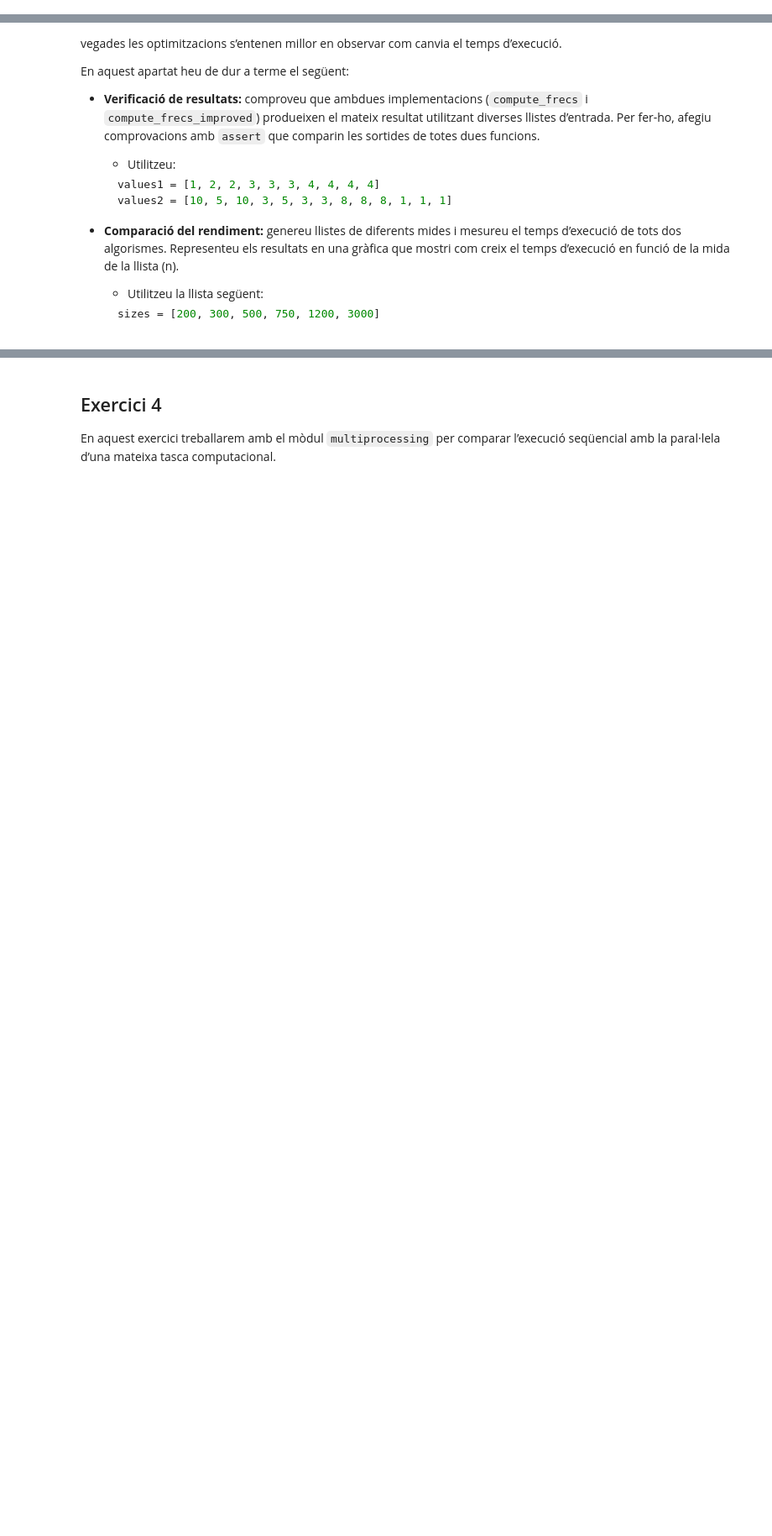
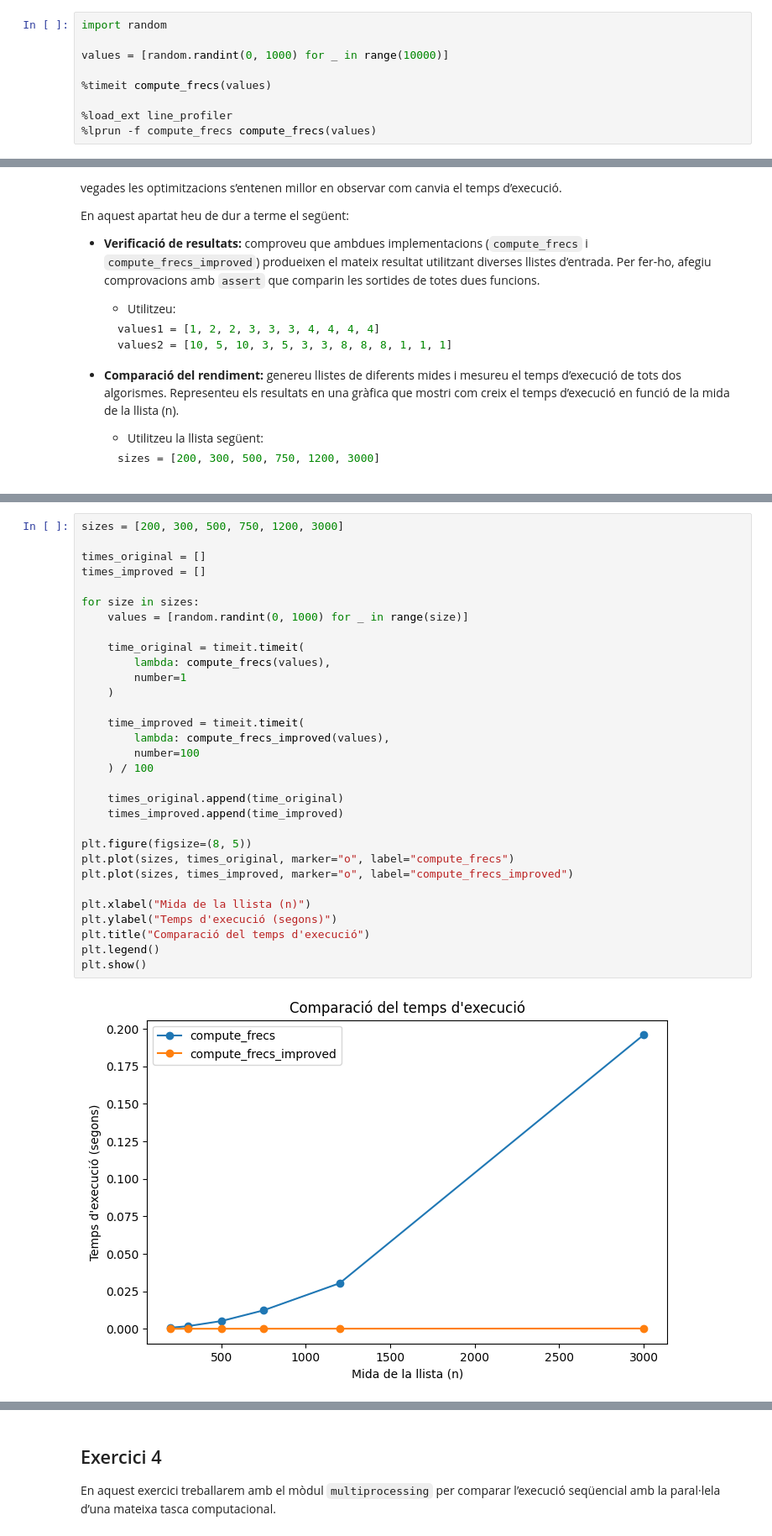
Before and after one commit to jmirfern/uoc-python-for-data-science, a Jupyter notebook: Activity_3/CAT-PAC3.ipynb, the cells around one changed output, grey strips where cells are left out. Shown at 84% size. Cells and saved outputs as stored; diff of their text form; blank space fills up the shorter version.

```diff
--- a/Activity_3/CAT-PAC3.ipynb
+++ b/Activity_3/CAT-PAC3.ipynb
@@ -265,3 +309,12 @@ def compute_frecs(values: List[int]) -> Dict[int, int]:
                 count += 1
         frecs[current_value] = count
     return frecs
+# %%
+import random
+
+values = [random.randint(0, 1000) for _ in range(10000)]
+
+%timeit compute_frecs(values)
+
+%load_ext line_profiler
+%lprun -f compute_frecs compute_frecs(values)
@@ -297,0 +447,33 @@ En aquest apartat heu de dur a terme el següent:
+# %%
+sizes = [200, 300, 500, 750, 1200, 3000]
+
+times_original = []
+times_improved = []
+
+for size in sizes:
+    values = [random.randint(0, 1000) for _ in range(size)]
+
+    time_original = timeit.timeit(
+        lambda: compute_frecs(values),
+        number=1
+    )
+
+    time_improved = timeit.timeit(
+        lambda: compute_frecs_improved(values),
+        number=100
+    ) / 100
+
+    times_original.append(time_original)
+    times_improved.append(time_improved)
+
+plt.figure(figsize=(8, 5))
+plt.plot(sizes, times_original, marker="o", label="compute_frecs")
+plt.plot(sizes, times_improved, marker="o", label="compute_frecs_improved")
+
+plt.xlabel("Mida de la llista (n)")
+plt.ylabel("Temps d'execució (segons)")
+plt.title("Comparació del temps d'execució")
+plt.legend()
+plt.show()
+# %% [output]
+[figure, added]
```
Also changed, not shown: parts of 19 cells of this notebook, 1 other file.
